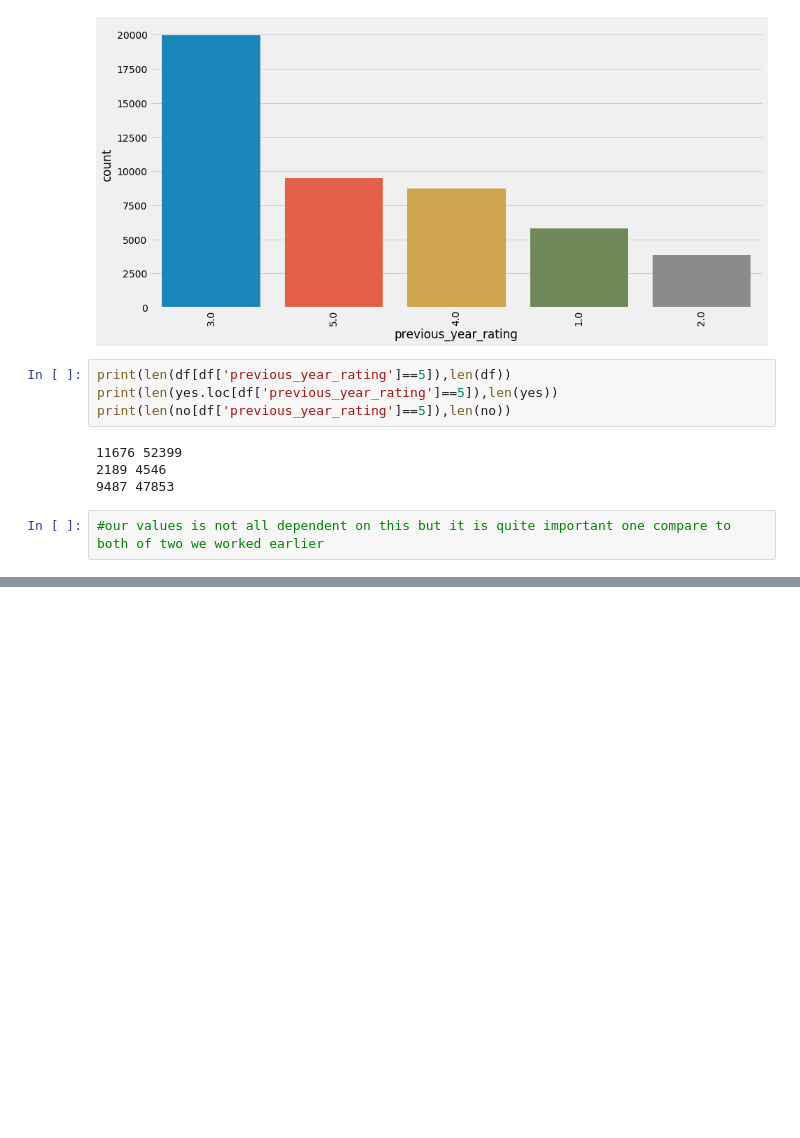
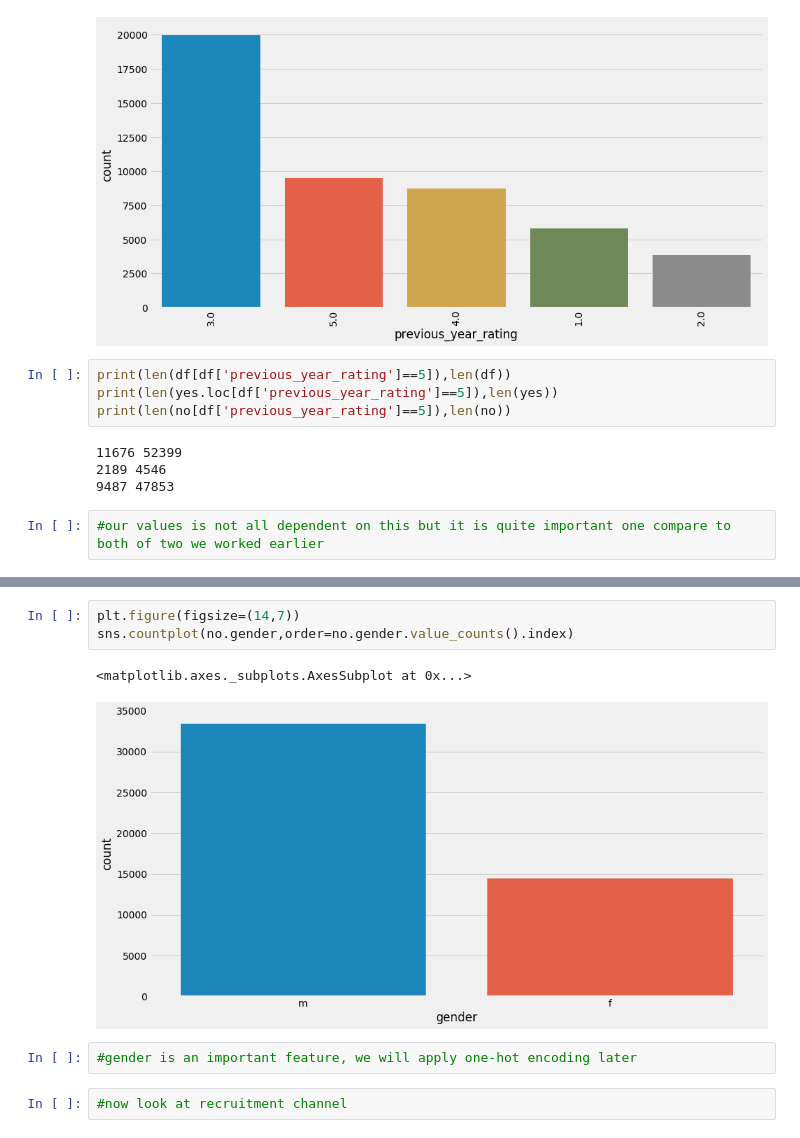
Before and after one commit to smituparmar/HR-analytics, a Jupyter notebook: HR_1.ipynb, the cells around one changed output, grey strips where cells are left out. Cells and saved outputs as stored; diff of their text form; blank space fills up the shorter version.

```diff
--- a/HR_1.ipynb
+++ b/HR_1.ipynb
@@ -301,0 +320,10 @@ print(len(no[df['previous_year_rating']==5]),len(no))
+# %%
+plt.figure(figsize=(14,7))
+sns.countplot(no.gender,order=no.gender.value_counts().index)
+# %% [output]
+<matplotlib.axes._subplots.AxesSubplot at 0x...>
+[figure, added]
+# %%
+#gender is an important feature, we will apply one-hot encoding later
+# %%
+#now look at recruitment channel
```
Also changed, not shown: parts of 47 cells of this notebook, 4 other files.
